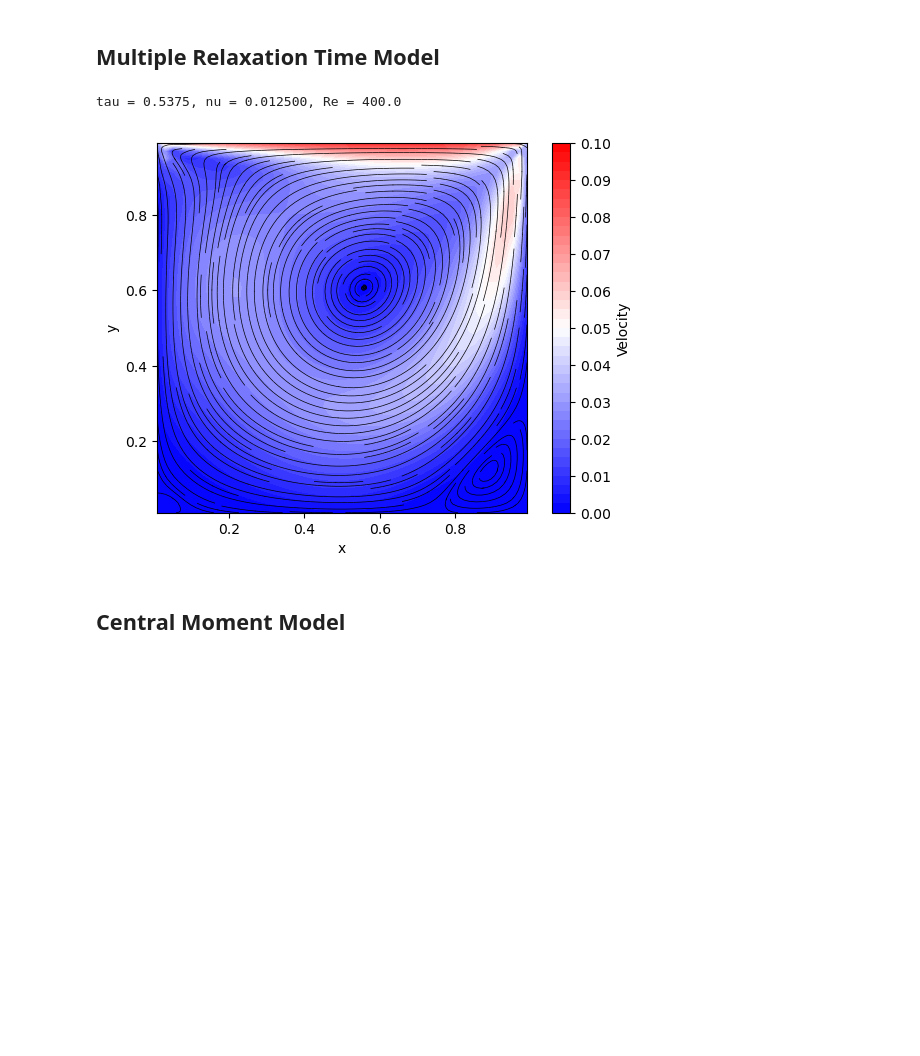
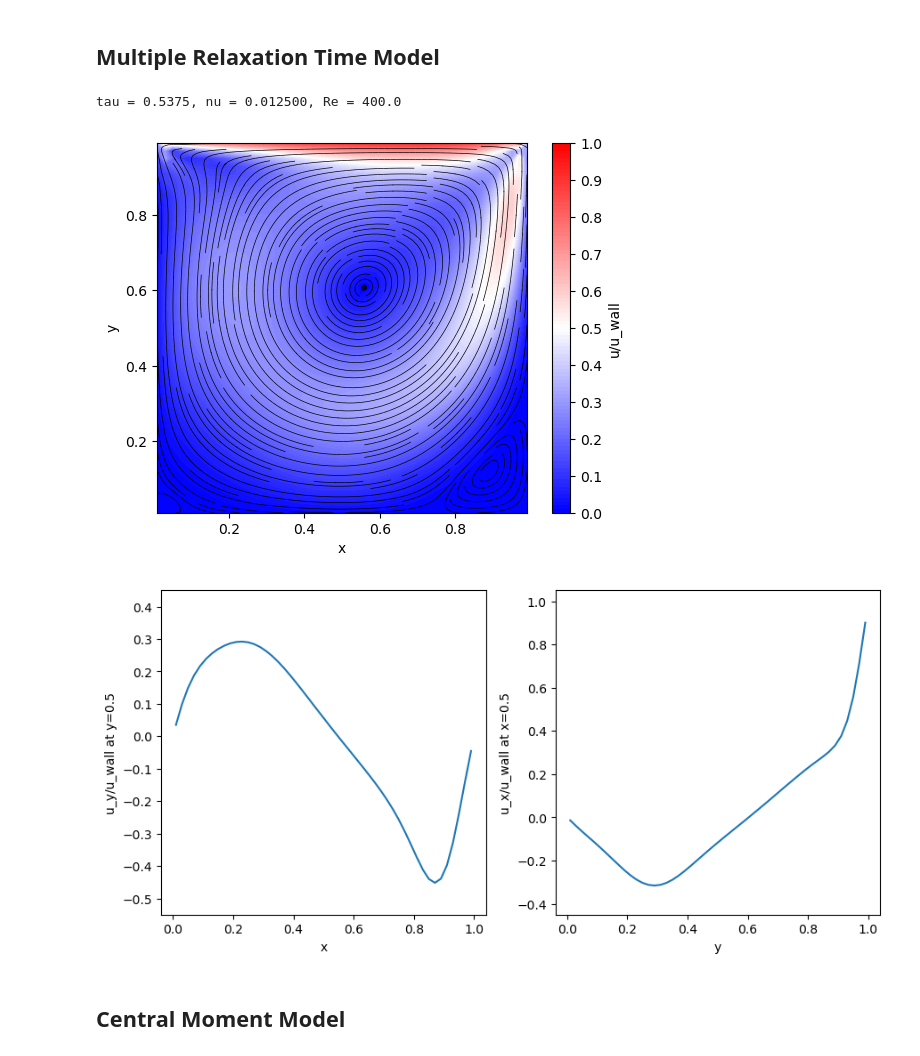
Before and after one commit to shohirose/lbm-simulator, a Jupyter notebook: plot.ipynb, the cells around one changed output. Cells and saved outputs as stored; diff of their text form; code cells hidden in the pictures; blank space fills up the shorter version.

```diff
--- a/plot.ipynb
+++ b/plot.ipynb
@@ -72,7 +72,7 @@ nu = 0.02, uc = 2.500000e-02
 ## Single Relaxation Time Model
 # %%
 j = None
-with open(Path('data/cavity.json'), mode='r') as f:
+with open(Path('data/cavity_srt.json'), mode='r') as f:
     j = json.load(f)
 
 nx = j["gridShape"][0]
@@ -87,7 +87,7 @@ uy = np.loadtxt(dir / Path("uy.txt"))
 x = np.loadtxt(dir / Path("x.txt")) / lx
 y = np.loadtxt(dir / Path("y.txt")) / ly
 
-tau = j["singleRelaxationTimeModel"]["relaxationTime"]
+tau = j["singleRelaxationTimeModel"]["tau"]
 nu = (tau - 0.5) / 3.0
 Re = u_wall * lx / nu
 # Relaxation time, dynamic viscosity, Reynolds number
@@ -118,41 +118,65 @@ with open(Path('data/cavity_mrt.json'), mode='r') as f:
     j = json.load(f)
 
 nx = j["gridShape"][0]
 ny = j["gridShape"][1]
 lx = float(nx - 2)
 ly = float(ny - 2)
 u_wall = j["wallVelocity"]
 
 dir = Path(j["outputDirectory"])
 ux = np.loadtxt(dir / Path("ux.txt"))
 uy = np.loadtxt(dir / Path("uy.txt"))
 x = np.loadtxt(dir / Path("x.txt")) / lx
 y = np.loadtxt(dir / Path("y.txt")) / ly
 
 tau = j["multipleRelaxationTimeModel"]["tau"]
 nu = (tau - 0.5) / 3.0
 Re = u_wall * lx / nu
 # Relaxation time, dynamic viscosity, Reynolds number
 print(f"tau = {tau}, nu = {nu:.6f}, Re = {Re:.1f}")
 
-fig = plt.figure()
-ax = fig.add_subplot(111)
+fig1 = plt.figure()
+ax = fig1.add_subplot(111)
 ax.streamplot(x, y, ux, uy, density=2, color="k", arrowstyle="-", linewidth=0.5)
 ax.set_xlabel("x")
 ax.set_ylabel("y")
+ax.set_xticks(np.linspace(0, 1, 6))
+ax.set_yticks(np.linspace(0, 1, 6))
 ax.set_xbound([0, 1])
 ax.set_ybound([0, 1])
 ax.set_aspect('equal')
 
-u = np.sqrt(ux**2 + uy**2)
-levels = np.linspace(0, u_wall, 41)
+u = np.sqrt(ux**2 + uy**2) / u_wall
+levels = np.linspace(0, 1, 101)
 cs = ax.contourf(x, y, u, levels=levels, cmap="bwr")
-ticks = np.linspace(0, u_wall, 11)
-cbar = fig.colorbar(cs, ticks=ticks)
-cbar.set_label("Velocity")
+ticks = np.linspace(0, 1, 11)
+cbar = fig1.colorbar(cs, ticks=ticks)
+cbar.set_label("u/u_wall")
+
+fig2 = plt.figure(figsize=[9, 4.5])
+ax1 = fig2.add_subplot(121)
+ax1.plot(x[ny//2, :], uy[ny//2, :]/u_wall)
+ax1.set_xticks(np.linspace(0, 1, 6))
+ax1.set_yticks(np.linspace(-0.5, 0.4, 10))
+ax1.set_ybound([-0.55, 0.45])
+ax1.set_xlabel("x")
+ax1.set_ylabel("u_y/u_wall at y=0.5")
+ax1.set_aspect(1.0/ax1.get_data_ratio())
+
+ax2 = fig2.add_subplot(122)
+ax2.plot(y[:, nx//2], ux[:, nx//2]/u_wall)
+ax2.set_xticks(np.linspace(0, 1, 6))
+ax2.set_yticks(np.linspace(-0.4, 1.0, 8))
+ax2.set_ybound([-0.45, 1.05])
+ax2.set_xlabel("y")
+ax2.set_ylabel("u_x/u_wall at x=0.5")
+ax2.set_aspect(1.0/ax2.get_data_ratio())
+
+plt.tight_layout()
 # %% [output]
 tau = 0.5375, nu = 0.012500, Re = 400.0
-[figure, old version]
+[figure, new version]
+[figure, added]
 # %% [markdown]
 ## Central Moment Model
 # %%
```
Also changed, not shown: parts of 1 cell of this notebook, 3 other files.
